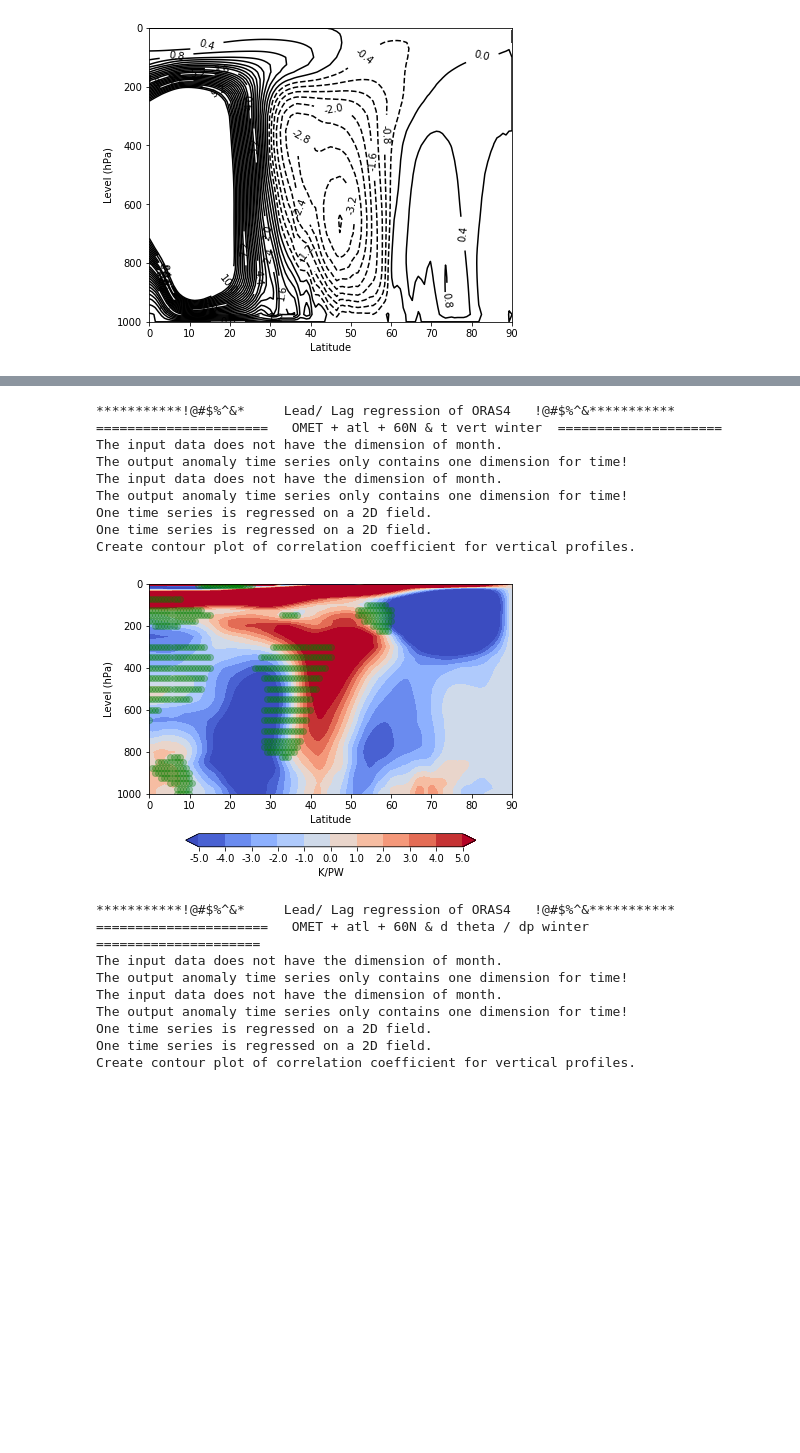
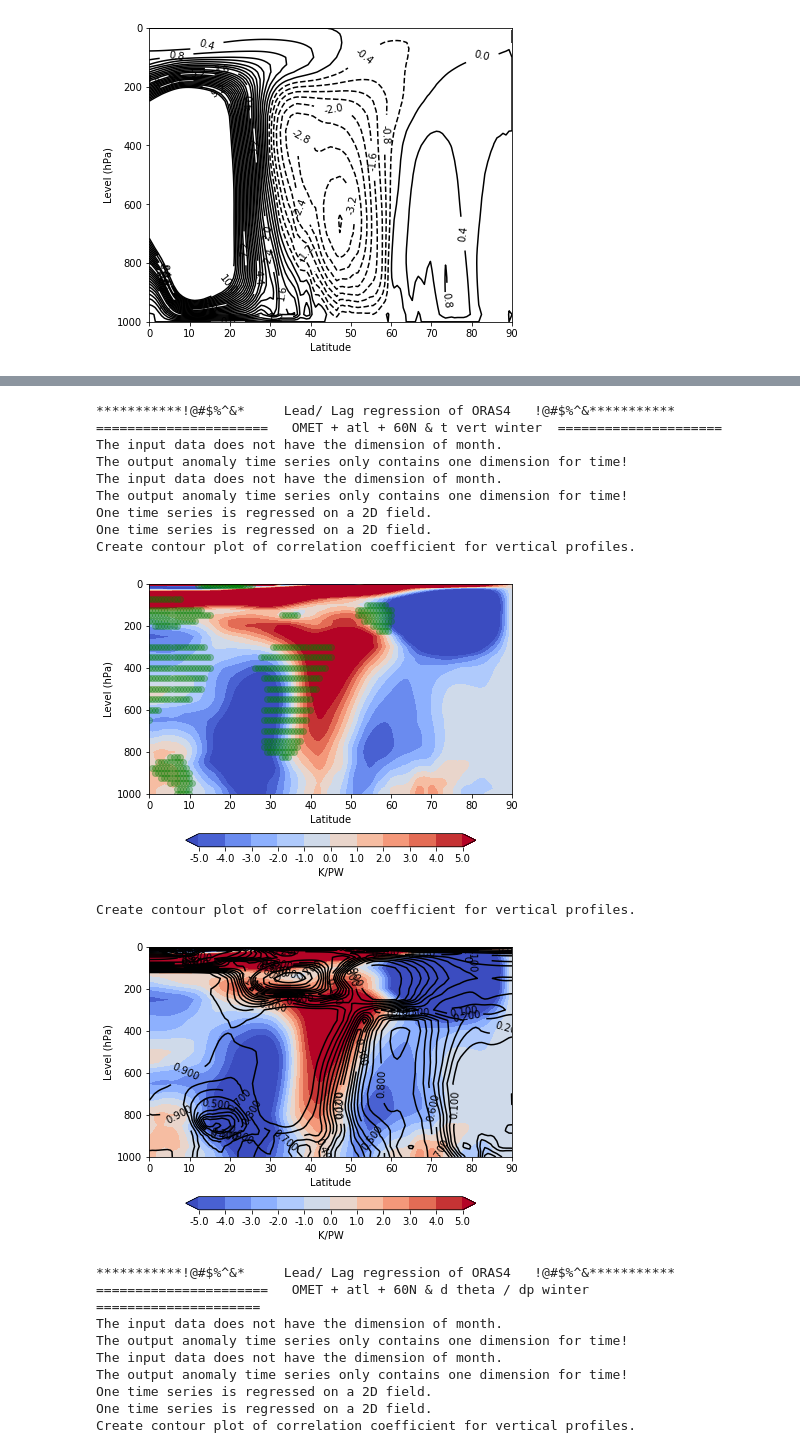
Before and after one commit to geek-yang/AirSeaFlow, a Jupyter notebook: Postprocessing/regCoef_spatial_vert/paper_vert_season_fields_OMET_oras.ipynb, the cells around one changed output, grey strips where cells are left out. Saved outputs shown, nothing was run; the diff lists cells and outputs as text; code cells hidden in the pictures; blank space fills up the shorter version.

```diff
--- a/Postprocessing/regCoef_spatial_vert/paper_vert_season_fields_OMET_oras.ipynb
+++ b/Postprocessing/regCoef_spatial_vert/paper_vert_season_fields_OMET_oras.ipynb
@@ -186,33 +276,39 @@ Table for an easy lead / lag analysis of seasonal data <br>
     stat_t_vert_ERAI.detrend()
     stat_t_vert_ERAI.lowpass(window=30, obj='detrend')
 
     k, r, p = meta.statistics.operator.linearRegress(stat_OMET_ORAS4._lowpass,
                                                      stat_t_vert_ERAI._lowpass)
     # regression for t-test value based on real degree of freedom
     _, _, p_real = meta.statistics.operator.linearRegress(stat_OMET_ORAS4._detrend,
                                                           stat_t_vert_ERAI._detrend)
     #ticks = [-0.3, -0.2, -0.1, 0.0, 0.1, 0.2, 0.3]
     #ticks = [-0.5, -0.4, -0.3, -0.2, -0.1, 0.0, 0.1, 0.2, 0.3, 0.4, 0.5]
     #ticks = [-0.8, -0.6, -0.4, -0.2, 0.0, 0.2, 0.4, 0.6, 0.8]
     #label = 'Correlation coefficient'
     ticks = [i for i in np.linspace(-5,5,11)]
     label = 'K/PW'
     meta.visualizer.plots.vertProfile(latitude_fields_vert_ERAI, level_fields_vert_ERAI, k, p_real,
                                       label, ticks, os.path.join(output_path, 'omet_fields',
                                       'regCoef_ORAS4_atl_OMET_60N_lag_{}_ERAI_t_vert_DJF_decadal.png'.format(lag)),
                                       ttest=True)
     #print (k[10:20,30:40])
+    meta.visualizer.plots.vertProfileSig(latitude_fields_vert_ERAI, level_fields_vert_ERAI, k, p_real,
+                                         label, ticks, os.path.join(output_path, 'omet_fields',
+                                         'regCoef_ORAS4_atl_OMET_60N_lag_{}_ERAI_t_vert_DJF_decadal_confident.png'.format(lag)),
+                                         ttest=True)
 # %% [output]
 ***********!@#$%^&*     Lead/ Lag regression of ORAS4   !@#$%^&***********
 ======================   OMET + atl + 60N & t vert winter  =====================
 The input data does not have the dimension of month.
 The output anomaly time series only contains one dimension for time!
 The input data does not have the dimension of month.
 The output anomaly time series only contains one dimension for time!
 One time series is regressed on a 2D field.
 One time series is regressed on a 2D field.
 Create contour plot of correlation coefficient for vertical profiles.
 [figure]
+Create contour plot of correlation coefficient for vertical profiles.
+[figure, added]
 # %%
     print ('***********!@#$%^&*     Lead/ Lag regression of ORAS4   !@#$%^&***********')
     print ('======================   OMET + atl + 60N & d theta / dp winter  =====================')
```
Also changed, not shown: parts of 3 cells of this notebook, 3 other files.
